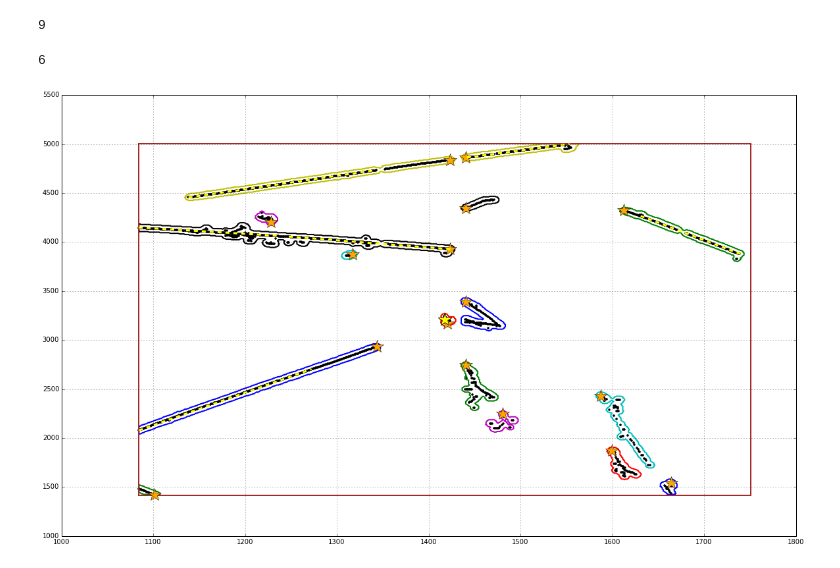
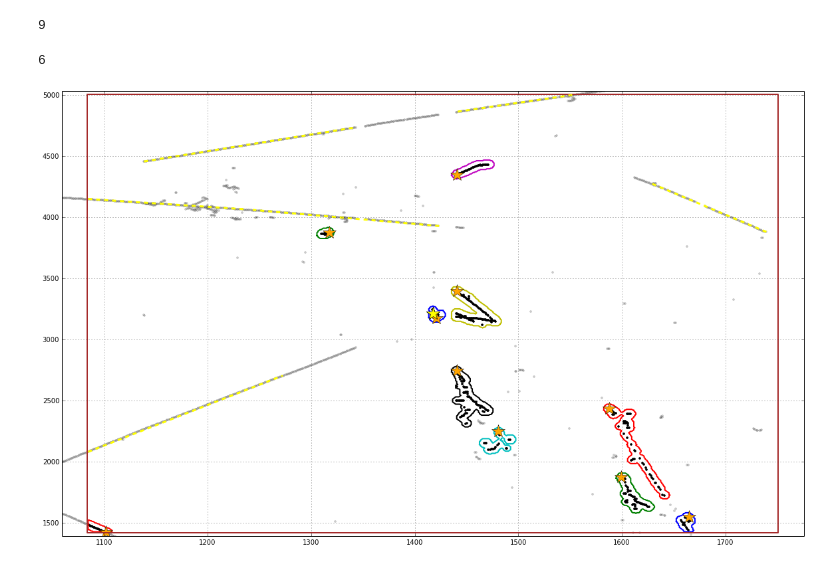
Before and after one commit to NevisUB/LArOpenCV, a Jupyter notebook: mac/explore/debug/check_user_info.ipynb, the cells around one changed output. Saved outputs shown, nothing was run; the diff lists cells and outputs as text; code cells hidden in the pictures.

```diff
--- a/mac/explore/debug/check_user_info.ipynb
+++ b/mac/explore/debug/check_user_info.ipynb
@@ -87,6 +87,10 @@ hsv = plt.get_cmap('jet')
 lors = hsv(np.linspace(0, 1.0, cluster_to_hit_ass.size()))
 
 fig,ax=plt.subplots(figsize=(10*2,6*2))
+
+phits = hits_df.query("Plane=={}".format(plane))
+
+ax.plot(phits.Wire,phits.PeakTime,'o',color='black',markersize=3,alpha=0.2)
 
 # plot each cluster and userinfo
 for ix,cluster in enumerate(cluster_to_hit_ass):
@@ -104,7 +108,7 @@ for ix,cluster in enumerate(cluster_to_hit_ass):
     #call user_info get_darray, for the contour
 
     exec("cluster_data = plane%s"%plane)
-    exec("roi_data = roiplane%s"%plane)
+
 
     cid = event_clusters[ix].ID()
     xx=np.array(cluster_data.get_darray('ClusterID_{}_contour_x'.format(cid)))
@@ -125,46 +129,51 @@ for ix,cluster in enumerate(cluster_to_hit_ass):
     vtx[1]=event_vertex[0].Y()
     vtx[2]=event_vertex[0].Z()
     px = geoH.Point_3Dto2D(vtx.data(),plane)
     pt=np.array([px.w/geoH.WireToCm(),px.t//geoH.TimeToCm()+800.0])
 
     ax.plot(pt[0],pt[1],'*',markersize=20,color='yellow')
 
     ##############################
-    #put the bounding box in
-
-    bbx=np.array(roi_data.get_darray('roi_bounds_x'))
-    bby=np.array(roi_data.get_darray('roi_bounds_y'))
-
-    bbx=np.append(bbx,bbx[0])
-    bby=np.append(bby,bby[0])
-
-    plt.plot(bbx,bby,'-',lw=2,color='brown')
-
-    ##############################
-    #can we overlay the start point?
+    #can we overlay the start points?
 
     startx = cluster_data.get_double("ClusterID_{}_startPt_x".format(cid))
     starty = cluster_data.get_double("ClusterID_{}_startPt_y".format(cid))
     ax.plot(starty,startx,'*',markersize=20,color='orange')
 
+
+exec("roi_data = roiplane%s"%plane)
+##############################
+#put the bounding box in
+
+bbx=np.array(roi_data.get_darray('roi_bounds_x'))
+bby=np.array(roi_data.get_darray('roi_bounds_y'))
+
+bbx=np.append(bbx,bbx[0])
+bby=np.append(bby,bby[0])
+plt.plot(bbx,bby,'-',lw=2,color='brown')
+
+ax.set_xlim(bbx.min()-25,bbx.max()+25)
+ax.set_ylim(bby.min()-25,bby.max()+25)
 
 ##############################
 #can we overlay the hough lines?
 exec("houghdata = houghplane%s"%plane)
 nlines=houghdata.get_int('N_lines')
 print nlines
 for n in xrange(nlines):
     x1=houghdata.get_double("line_{}_x1".format(n))
     y1=houghdata.get_double("line_{}_y1".format(n))
     x2=houghdata.get_double("line_{}_x2".format(n))
     y2=houghdata.get_double("line_{}_y2".format(n))
     ax.plot([y1,y2],[x1,x2],'--',lw=3,color='yellow')
 
+
+
 plt.grid()
 plt.show()
 # %% [output]
 6
-[figure, old version]
+[figure, new version]
 # %%
 plane2.dump_contents()
 # %%
```
Also changed, not shown: parts of 1 cell of this notebook, 3 other files.
